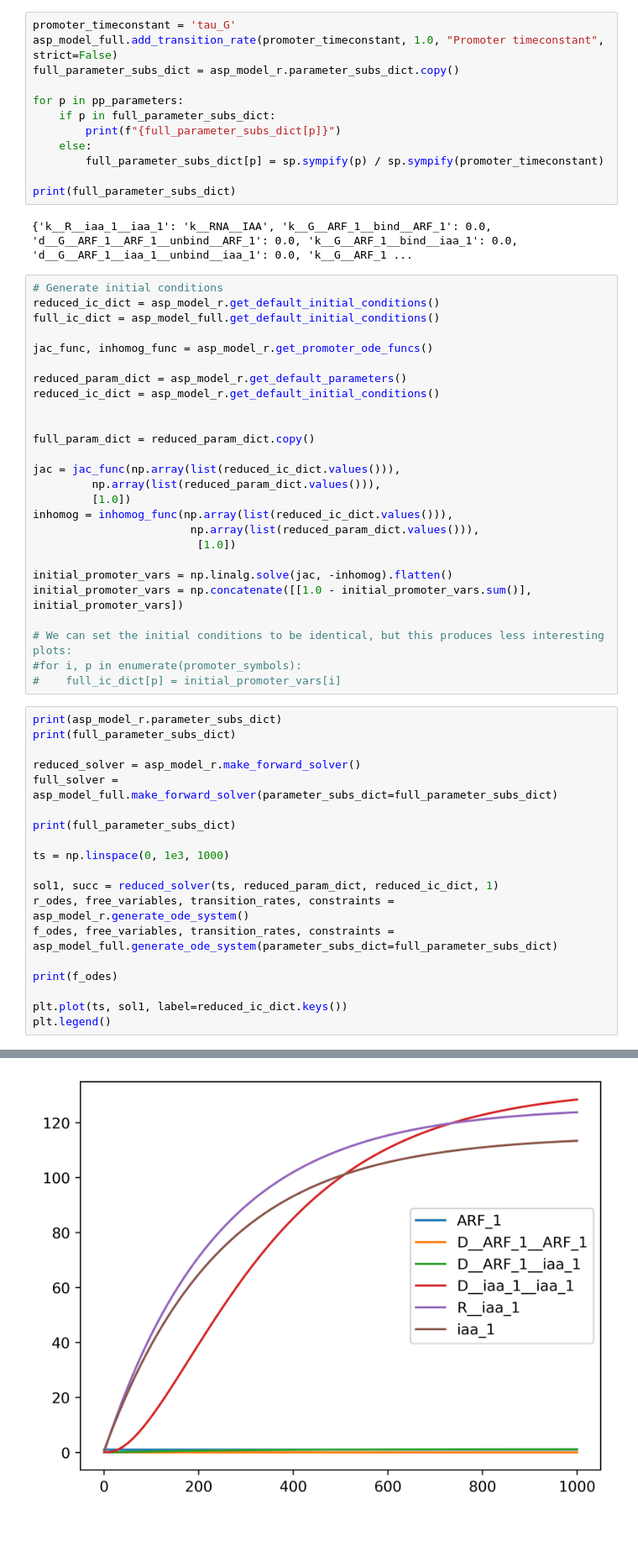
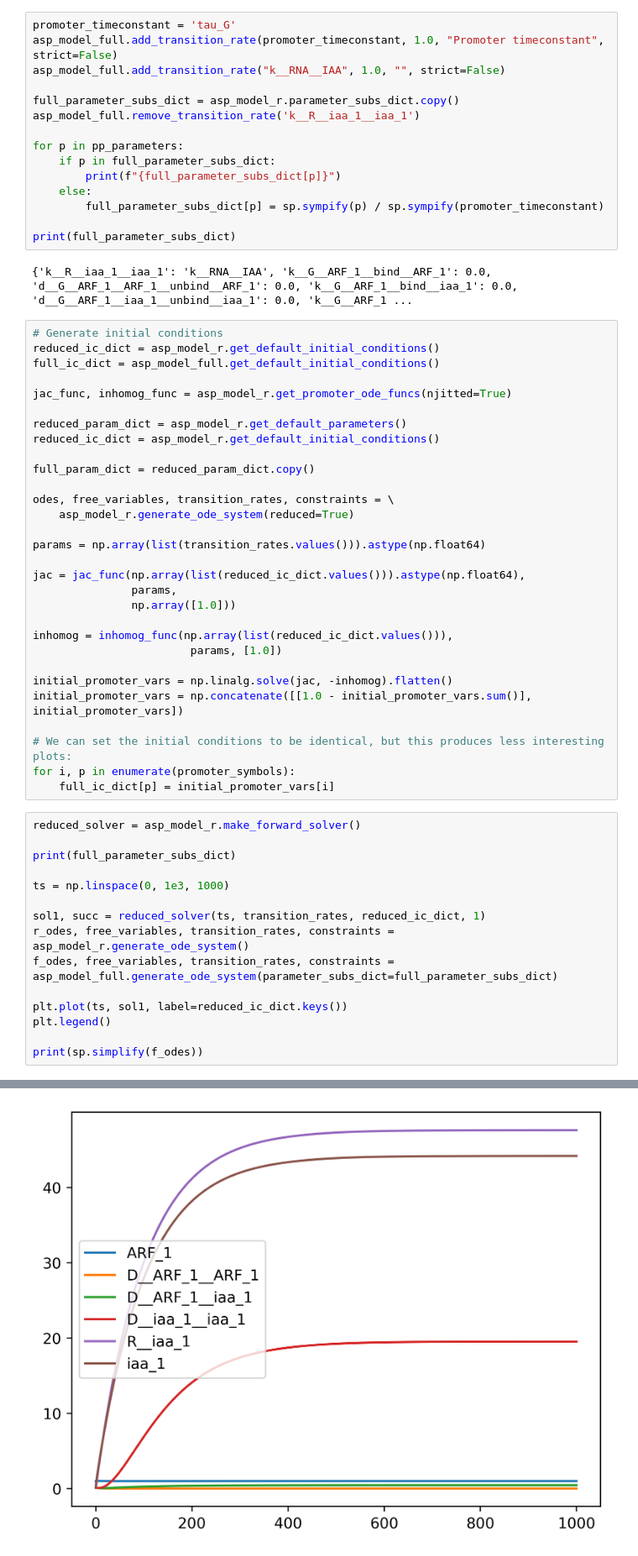
Before and after one commit to joeyshuttleworth/auxin_signalling_models, a Jupyter notebook: notebooks/degenerate_model_demonstration.ipynb, the cells around one changed output, grey strips where cells are left out. Shown at 84% size. Saved outputs shown, nothing was run; the diff lists cells and outputs as text; blank space fills up the shorter version.

```diff
--- a/notebooks/degenerate_model_demonstration.ipynb
+++ b/notebooks/degenerate_model_demonstration.ipynb
@@ -34,7 +34,10 @@ print(pp_parameters)
 # %%
 promoter_timeconstant = 'tau_G'
 asp_model_full.add_transition_rate(promoter_timeconstant, 1.0, "Promoter timeconstant", strict=False)
+asp_model_full.add_transition_rate("k__RNA__IAA", 1.0, "", strict=False)
+
 full_parameter_subs_dict = asp_model_r.parameter_subs_dict.copy()
+asp_model_full.remove_transition_rate('k__R__iaa_1__iaa_1')
 
 for p in pp_parameters:
     if p in full_parameter_subs_dict:
@@ -50,44 +53,44 @@ print(full_parameter_subs_dict)
 reduced_ic_dict = asp_model_r.get_default_initial_conditions()
 full_ic_dict = asp_model_full.get_default_initial_conditions()
 
-jac_func, inhomog_func = asp_model_r.get_promoter_ode_funcs()
+jac_func, inhomog_func = asp_model_r.get_promoter_ode_funcs(njitted=True)
 
 reduced_param_dict = asp_model_r.get_default_parameters()
 reduced_ic_dict = asp_model_r.get_default_initial_conditions()
 
-
 full_param_dict = reduced_param_dict.copy()
 
-jac = jac_func(np.array(list(reduced_ic_dict.values())),
-         np.array(list(reduced_param_dict.values())),
-         [1.0])
+odes, free_variables, transition_rates, constraints = \
+    asp_model_r.generate_ode_system(reduced=True)
+
+params = np.array(list(transition_rates.values())).astype(np.float64)
+
+jac = jac_func(np.array(list(reduced_ic_dict.values())).astype(np.float64),
+               params,
+               np.array([1.0]))
+
 inhomog = inhomog_func(np.array(list(reduced_ic_dict.values())),
-                        np.array(list(reduced_param_dict.values())),
-                         [1.0])
+                        params, [1.0])
 
 initial_promoter_vars = np.linalg.solve(jac, -inhomog).flatten()
 initial_promoter_vars = np.concatenate([[1.0 - initial_promoter_vars.sum()], initial_promoter_vars])
 
-# We can set the initial conditions to be identical, but this produces less interesting plots:
-#for i, p in enumerate(promoter_symbols):
-#    full_ic_dict[p] = initial_promoter_vars[i]
+# We can set the initial conditions to be identical, but this produces less interesting plots:
+for i, p in enumerate(promoter_symbols):
+    full_ic_dict[p] = initial_promoter_vars[i]
 # %%
-print(asp_model_r.parameter_subs_dict)
-print(full_parameter_subs_dict)
-
 reduced_solver = asp_model_r.make_forward_solver()
-full_solver = asp_model_full.make_forward_solver(parameter_subs_dict=full_parameter_subs_dict)
 
 print(full_parameter_subs_dict)
 
 ts = np.linspace(0, 1e3, 1000)
 
-sol1, succ = reduced_solver(ts, reduced_param_dict, reduced_ic_dict, 1)
+sol1, succ = reduced_solver(ts, transition_rates, reduced_ic_dict, 1)
 r_odes, free_variables, transition_rates, constraints = asp_model_r.generate_ode_system()
 f_odes, free_variables, transition_rates, constraints = asp_model_full.generate_ode_system(parameter_subs_dict=full_parameter_subs_dict)
 
-print(f_odes)
-
 plt.plot(ts, sol1, label=reduced_ic_dict.keys())
 plt.legend()
+
+print(sp.simplify(f_odes))
 # %% [output]
@@ -99,2 +99,2 @@ Matrix([[-2*ARF_1**2*k__D__ARF_1__ARF_1 - ARF_1*arf__d - ARF_1*iaa_1*k__D__ARF_1
-[figure, old version]
+[figure, new version]
 # %%
```
Also changed, not shown: parts of 4 cells of this notebook, 1 other file.
